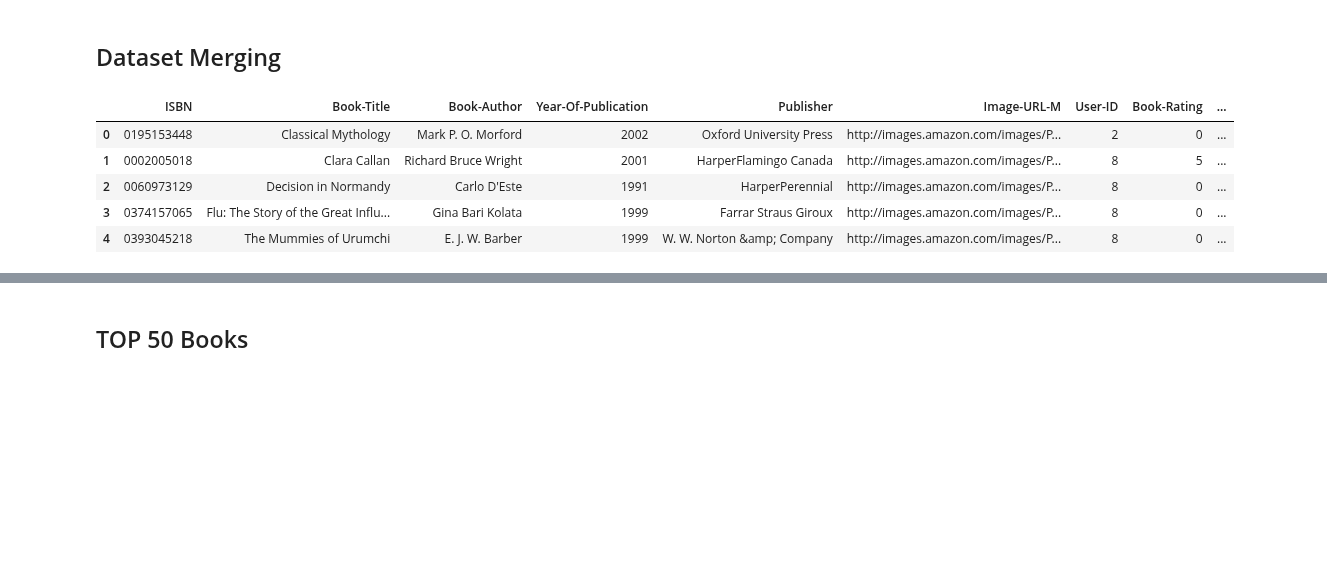
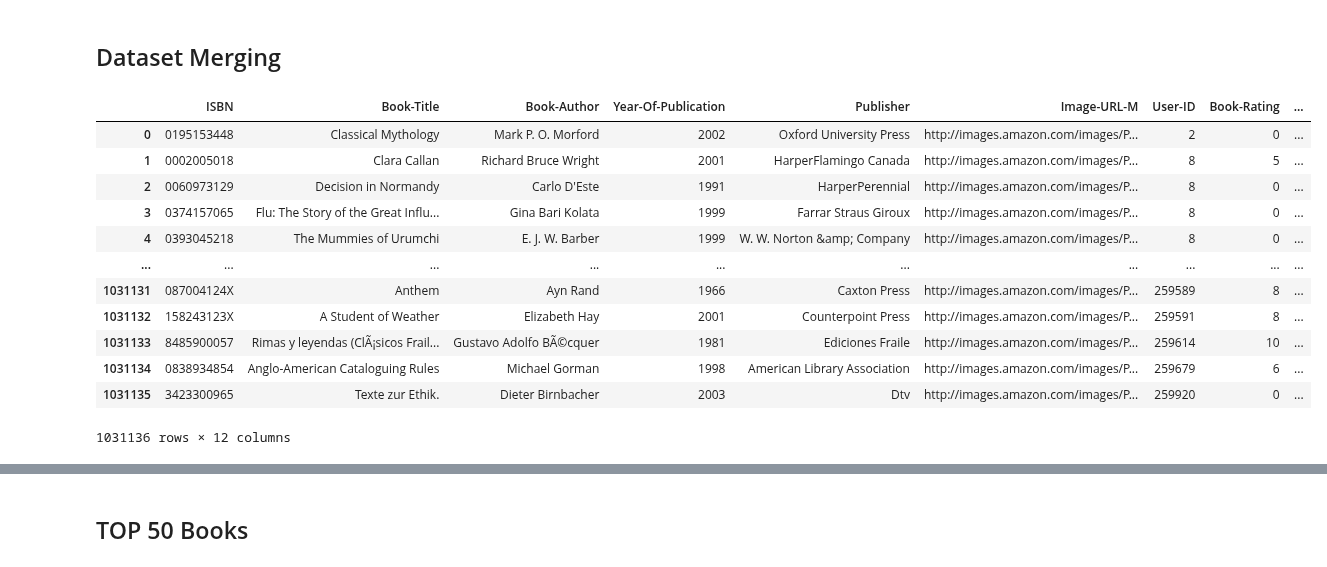
Before and after one commit to harshita-jaiswal/FindYourNextBook, a Jupyter notebook: Recommendations.ipynb, the cells around one changed output, grey strips where cells are left out. Cells and saved outputs as stored; diff of their text form; code cells hidden in the pictures; blank space fills up the shorter version.

```diff
--- a/Recommendations.ipynb
+++ b/Recommendations.ipynb
@@ -282,14 +282,21 @@ duplicated_ratings
 df_recommendation_dataset = pd.merge(df_books, df_ratings, on="ISBN")
 df_recommendation_dataset = pd.merge(df_recommendation_dataset, df_users, on="User-ID")
 # %%
-df_recommendation_dataset.head()
+df_recommendation_dataset
 # %% [output]
 |  | ISBN | Book-Title | Book-Author | Year-Of-Publication | Publisher | Image-URL-M | User-ID | Book-Rating | ... |
 | 0 | 0195153448 | Classical Mythology | Mark P. O. Morford | 2002 | Oxford University Press | http://images.amazon.com/images/P... | 2 | 0 | ... |
 | 1 | 0002005018 | Clara Callan | Richard Bruce Wright | 2001 | HarperFlamingo Canada | http://images.amazon.com/images/P... | 8 | 5 | ... |
 | 2 | 0060973129 | Decision in Normandy | Carlo D'Este | 1991 | HarperPerennial | http://images.amazon.com/images/P... | 8 | 0 | ... |
 | 3 | 0374157065 | Flu: The Story of the Great Influ... | Gina Bari Kolata | 1999 | Farrar Straus Giroux | http://images.amazon.com/images/P... | 8 | 0 | ... |
 | 4 | 0393045218 | The Mummies of Urumchi | E. J. W. Barber | 1999 | W. W. Norton &amp; Company | http://images.amazon.com/images/P... | 8 | 0 | ... |
+| ... | ... | ... | ... | ... | ... | ... | ... | ... | ... |
+| 1031131 | 087004124X | Anthem | Ayn Rand | 1966 | Caxton Press | http://images.amazon.com/images/P... | 259589 | 8 | ... |
+| 1031132 | 158243123X | A Student of Weather | Elizabeth Hay | 2001 | Counterpoint Press | http://images.amazon.com/images/P... | 259591 | 8 | ... |
+| 1031133 | 8485900057 | Rimas y leyendas (ClÃ¡sicos Frail... | Gustavo Adolfo BÃ©cquer | 1981 | Ediciones Fraile | http://images.amazon.com/images/P... | 259614 | 10 | ... |
+| 1031134 | 0838934854 | Anglo-American Cataloguing Rules | Michael Gorman | 1998 | American Library Association | http://images.amazon.com/images/P... | 259679 | 6 | ... |
+| 1031135 | 3423300965 | Texte zur Ethik. | Dieter Birnbacher | 2003 | Dtv | http://images.amazon.com/images/P... | 259920 | 0 | ... |
+1031136 rows × 12 columns
 # %%
 #books with ratings
 df_books_with_ratings = df_recommendation_dataset[df_recommendation_dataset['Book-Rating'] != 0]
```
Also changed, not shown: parts of 4 cells of this notebook, 8 other files.
